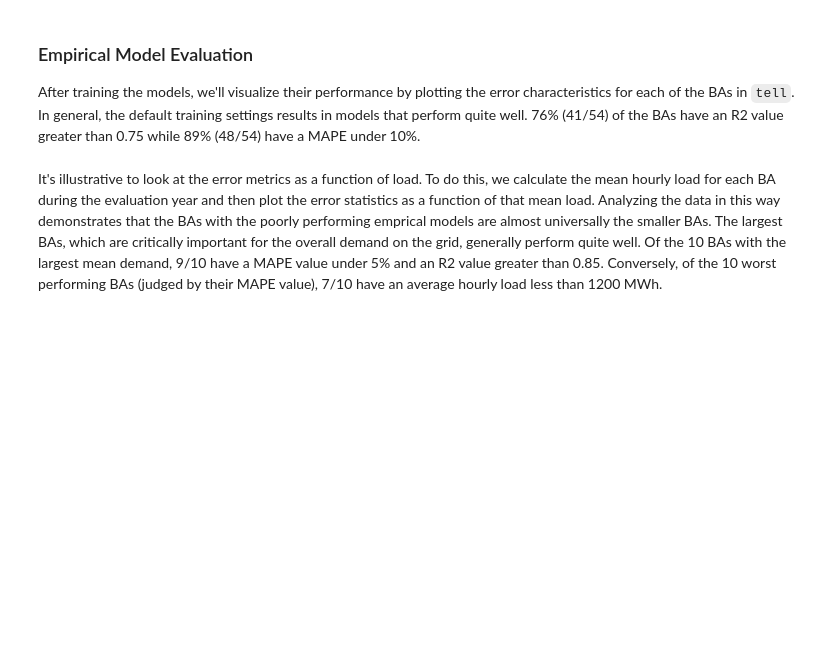
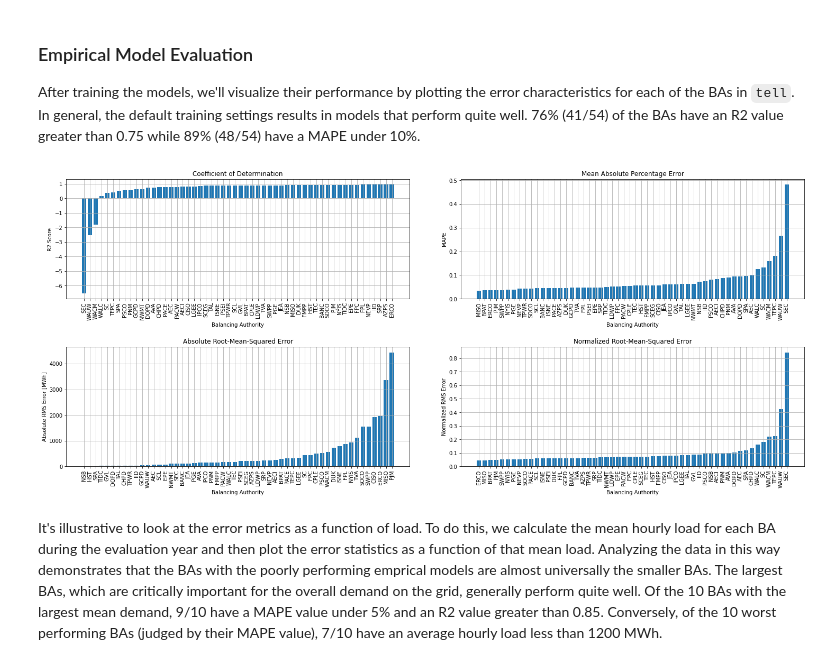
Before and after one commit to IMMM-SFA/tell, a Jupyter notebook: notebooks/tell_mlp_calibration_evaluation.ipynb, the cells around one changed output. Drawn from its saved outputs; the diff is of its cells as text; code cells hidden in the pictures; blank space fills up the shorter version.

```diff
--- a/notebooks/tell_mlp_calibration_evaluation.ipynb
+++ b/notebooks/tell_mlp_calibration_evaluation.ipynb
@@ -44,10 +65,12 @@ validation_df
 After training the models, we'll visualize their performance by plotting the error characteristics for each of the BAs in `tell`. In general, the default training settings results in models that perform quite well. 76% (41/54) of the BAs have an R2 value greater than 0.75 while 89% (48/54) have a MAPE under 10%.
 # %%
 # Plot the statistical performance (e.g., RMS_ABS, RMS_NORM, MAPE, or R2) of the predictive models across all the BAs in TELL:
-#tell.plot_mlp_summary_statistics(validation_df,
-                                 #image_output_dir = tell_image_dir,
-                                 #image_resolution = 150,
-                                 #save_images = True)
+tell.plot_mlp_summary_statistics(validation_df,
+                                 image_output_dir = tell_image_dir,
+                                 image_resolution = 150,
+                                 save_images = True)
+# %% [output]
+[figure, added]
 # %% [markdown]
 It's illustrative to look at the error metrics as a function of load. To do this, we calculate the mean hourly load for each BA during the evaluation year and then plot the error statistics as a function of that mean load. Analyzing the data in this way demonstrates that the BAs with the poorly performing emprical models are almost universally the smaller BAs. The largest BAs, which are critically important for the overall demand on the grid, generally perform quite well. Of the 10 BAs with the largest mean demand, 9/10 have a MAPE value under 5% and an R2 value greater than 0.85. Conversely, of the 10 worst performing BAs (judged by their MAPE value), 7/10 have an average hourly load less than 1200 MWh.
 # %%
```
Also changed, not shown: parts of 11 cells of this notebook, 1 other file.
